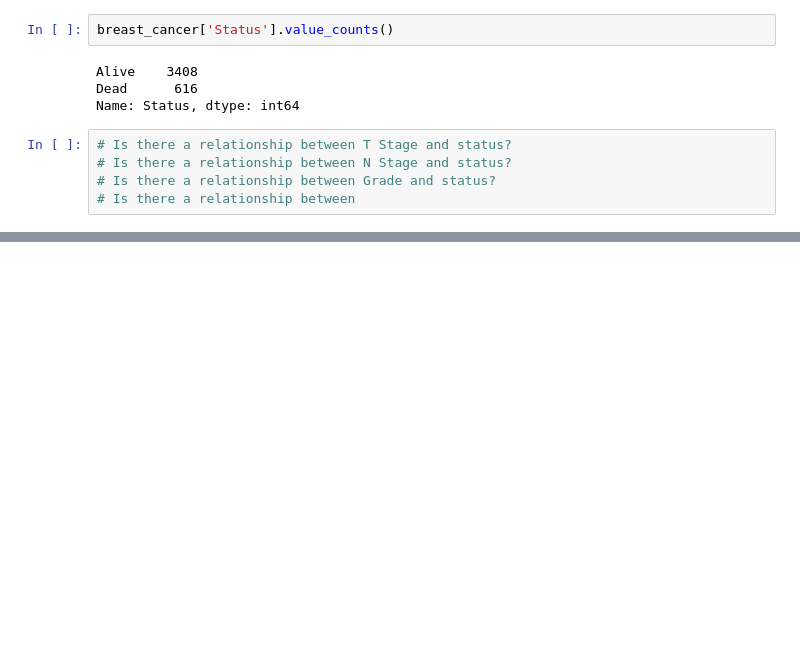
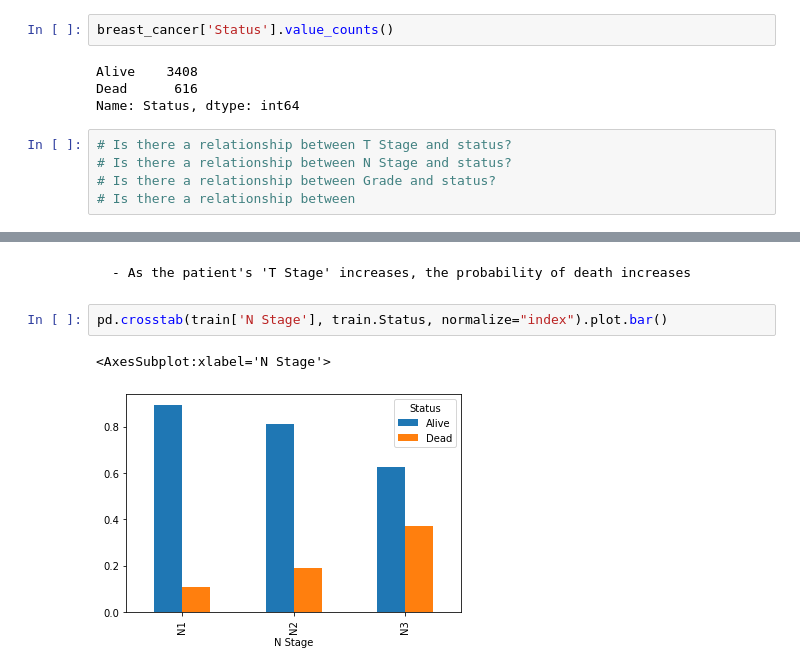
Before and after one commit to Kayfj41901/independent_projects, a Jupyter notebook: Breast Cancer Explore.ipynb, the cells around one changed output, grey strips where cells are left out. Cells and saved outputs as stored; diff of their text form; blank space fills up the shorter version.

```diff
--- a/Breast Cancer Explore.ipynb
+++ b/Breast Cancer Explore.ipynb
@@ -212,0 +259,7 @@ Name: Status, dtype: int64
+# %% [markdown]
+    - As the patient's 'T Stage' increases, the probability of death increases
+# %%
+pd.crosstab(train['N Stage'], train.Status, normalize="index").plot.bar()
+# %% [output]
+<AxesSubplot:xlabel='N Stage'>
+[figure, added]
```
Also changed, not shown: parts of 18 cells of this notebook.
